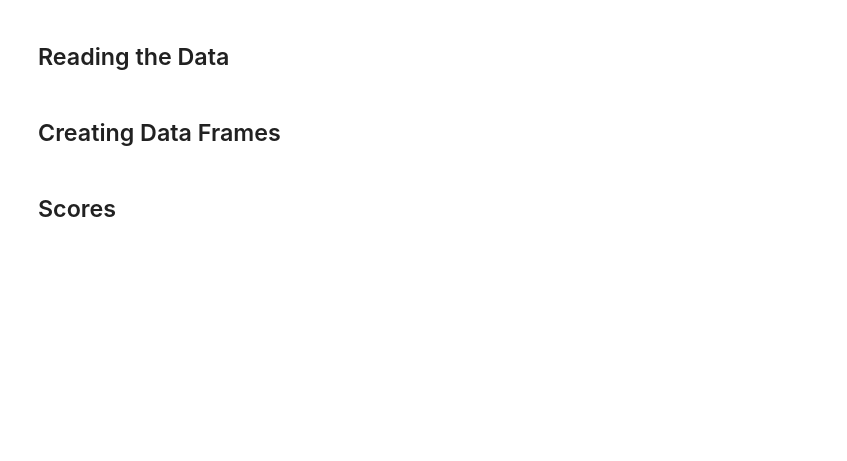
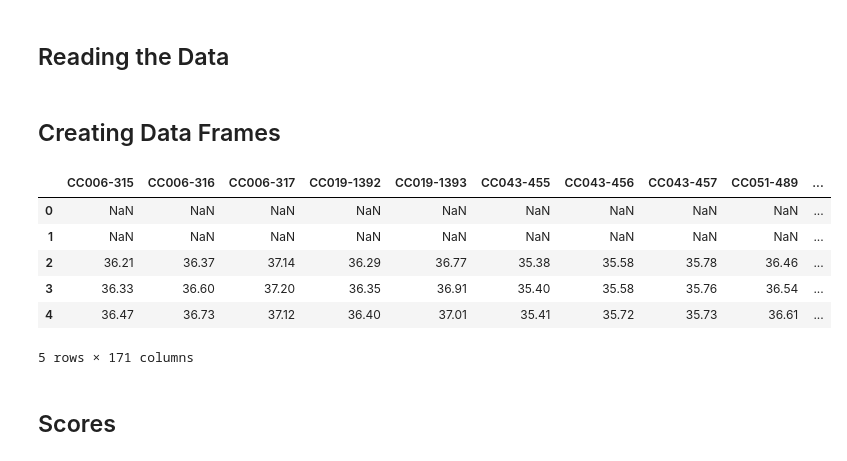
Before and after one commit to sheyaa/caterpillar_mset, a Jupyter notebook: mice_SVM_multiple_data.ipynb, the cells around one changed output. Drawn from its saved outputs; the diff is of its cells as text; code cells hidden in the pictures; blank space fills up the shorter version.

```diff
--- a/mice_SVM_multiple_data.ipynb
+++ b/mice_SVM_multiple_data.ipynb
@@ -62,25 +62,33 @@ for file in files:
 # %%
 ##### INFECTION DATA
 infection_data = infection_data.iloc[:,[1,9]]
 #infection_data.head()
 infection_data = infection_data.T
 #infection_data
 
 # Assign the values of the first row as the new column names
 infection_data.columns = infection_data.iloc[0]
 
 # Remove the first row (previous column names)
 infection_data = infection_data[1:]
 #infection_data.head()
 
 ##### TEMPERATURE DATA
 df_temp = pd.DataFrame(temp)
 df_temp = df_temp.T
 #df_temp.head()
 
 # Rename columns keeping only the first word
 df_temp.columns = df_temp.columns.astype(str).str.split(' ').str[0]
-#df_temp.head()
+df_temp.head()
+# %% [output]
+|  | CC006-315 | CC006-316 | CC006-317 | CC019-1392 | CC019-1393 | CC043-455 | CC043-456 | CC043-457 | CC051-489 | ... |
+| 0 | NaN | NaN | NaN | NaN | NaN | NaN | NaN | NaN | NaN | ... |
+| 1 | NaN | NaN | NaN | NaN | NaN | NaN | NaN | NaN | NaN | ... |
+| 2 | 36.21 | 36.37 | 37.14 | 36.29 | 36.77 | 35.38 | 35.58 | 35.78 | 36.46 | ... |
+| 3 | 36.33 | 36.60 | 37.20 | 36.35 | 36.91 | 35.40 | 35.58 | 35.76 | 36.54 | ... |
+| 4 | 36.47 | 36.73 | 37.12 | 36.40 | 37.01 | 35.41 | 35.72 | 35.73 | 36.61 | ... |
+5 rows × 171 columns
 # %% [markdown]
 ## Scores
 # %%
```
Also changed, not shown: parts of 1 cell of this notebook.
